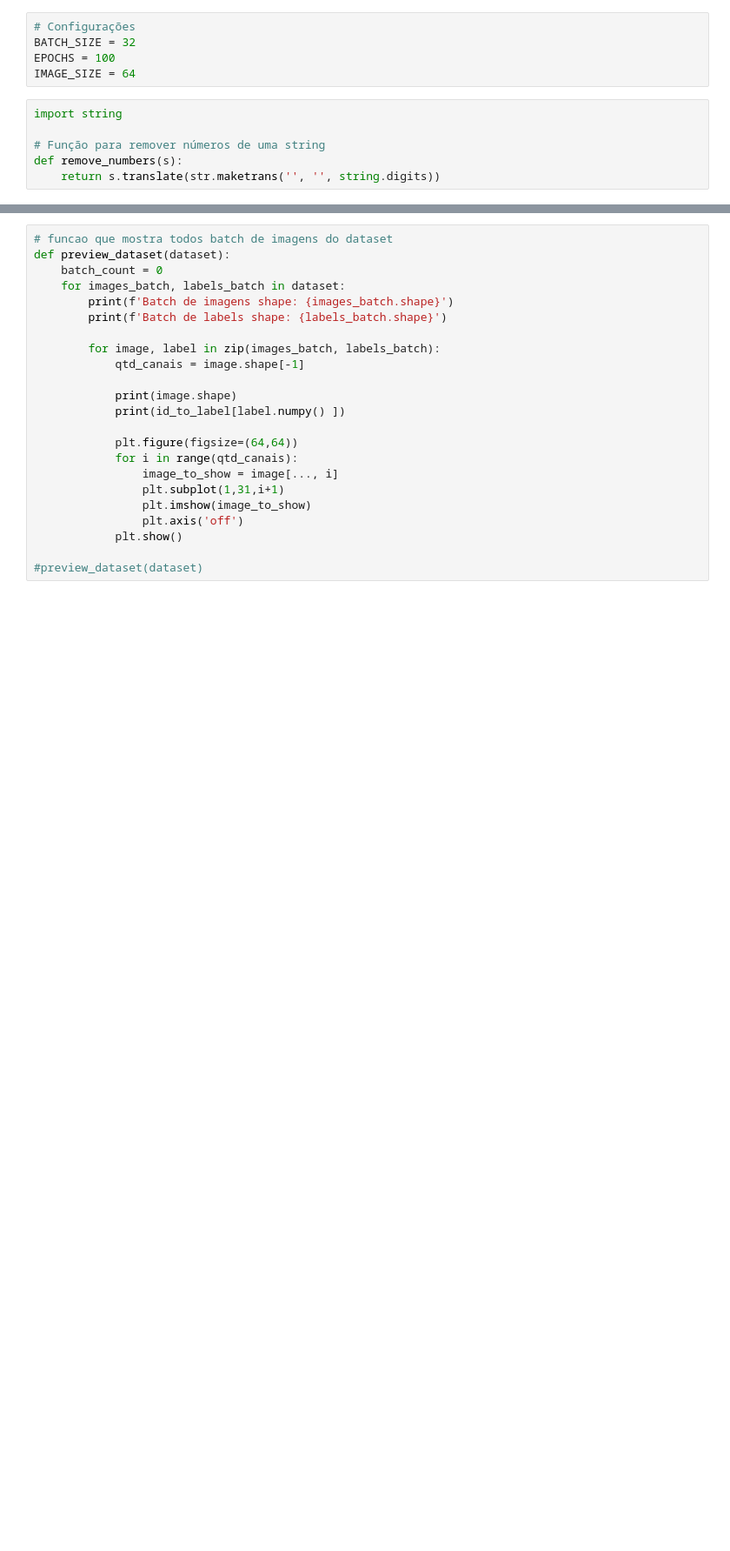
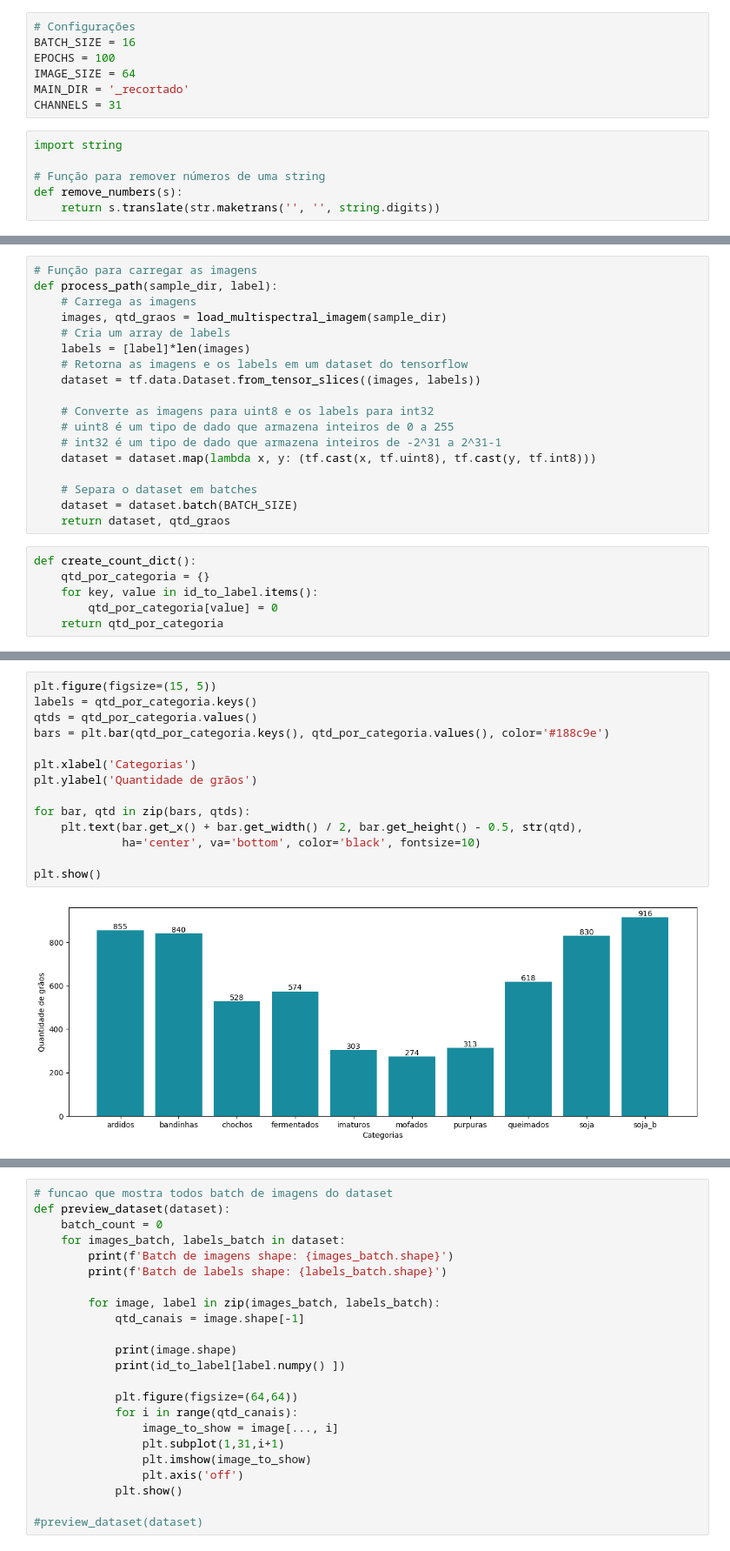
Before and after one commit to duardoliveiras/soya-analysis, a Jupyter notebook: Training/Training.ipynb, the cells around one changed output, grey strips where cells are left out. Shown at 87% size. Saved outputs shown, nothing was run; the diff lists cells and outputs as text; blank space fills up the shorter version.

```diff
--- a/Training/Training.ipynb
+++ b/Training/Training.ipynb
@@ -23,8 +32,10 @@ I0000 00:00:1722908429.718418   36054 cuda_executor.cc:1015] successful NUMA nod
 # %%
 # Configurações
-BATCH_SIZE = 32
+BATCH_SIZE = 16
 EPOCHS = 100
 IMAGE_SIZE = 64
+MAIN_DIR = '_recortado'
+CHANNELS = 31
 # %%
 import string
 
@@ -33,0 +120,24 @@ def remove_numbers(s):
+# %%
+# Função para carregar as imagens
+def process_path(sample_dir, label):
+    # Carrega as imagens
+    images, qtd_graos = load_multispectral_imagem(sample_dir)
+    # Cria um array de labels
+    labels = [label]*len(images)
+    # Retorna as imagens e os labels em um dataset do tensorflow
+    dataset = tf.data.Dataset.from_tensor_slices((images, labels))
+
+    # Converte as imagens para uint8 e os labels para int32
+    # uint8 é um tipo de dado que armazena inteiros de 0 a 255
+    # int32 é um tipo de dado que armazena inteiros de -2^31 a 2^31-1
+    dataset = dataset.map(lambda x, y: (tf.cast(x, tf.uint8), tf.cast(y, tf.int8)))
+
+    # Separa o dataset em batches
+    dataset = dataset.batch(BATCH_SIZE)
+    return dataset, qtd_graos
+# %%
+def create_count_dict():
+    qtd_por_categoria = {}
+    for key, value in id_to_label.items():
+        qtd_por_categoria[value] = 0
+    return qtd_por_categoria
@@ -33,0 +212,16 @@ def remove_numbers(s):
+# %%
+plt.figure(figsize=(15, 5))
+labels = qtd_por_categoria.keys()
+qtds = qtd_por_categoria.values()
+bars = plt.bar(qtd_por_categoria.keys(), qtd_por_categoria.values(), color='#188c9e')
+
+plt.xlabel('Categorias')
+plt.ylabel('Quantidade de grãos')
+
+for bar, qtd in zip(bars, qtds):
+    plt.text(bar.get_x() + bar.get_width() / 2, bar.get_height() - 0.5, str(qtd),
+             ha='center', va='bottom', color='black', fontsize=10)
+
+plt.show()
+# %% [output]
+[figure, added]
```
Also changed, not shown: parts of 26 cells of this notebook.
